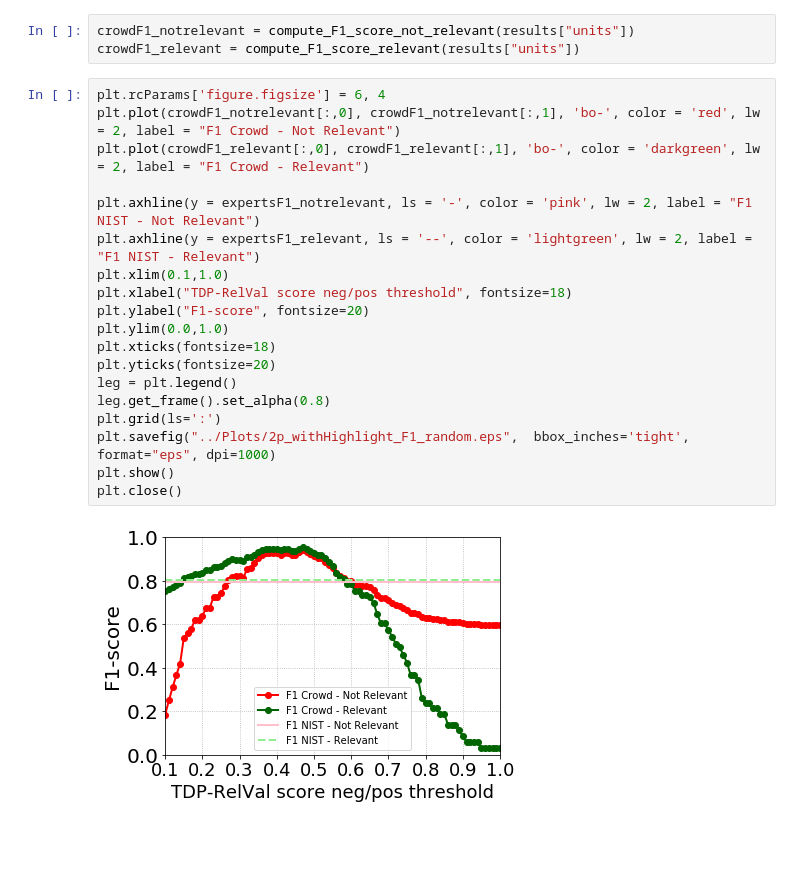
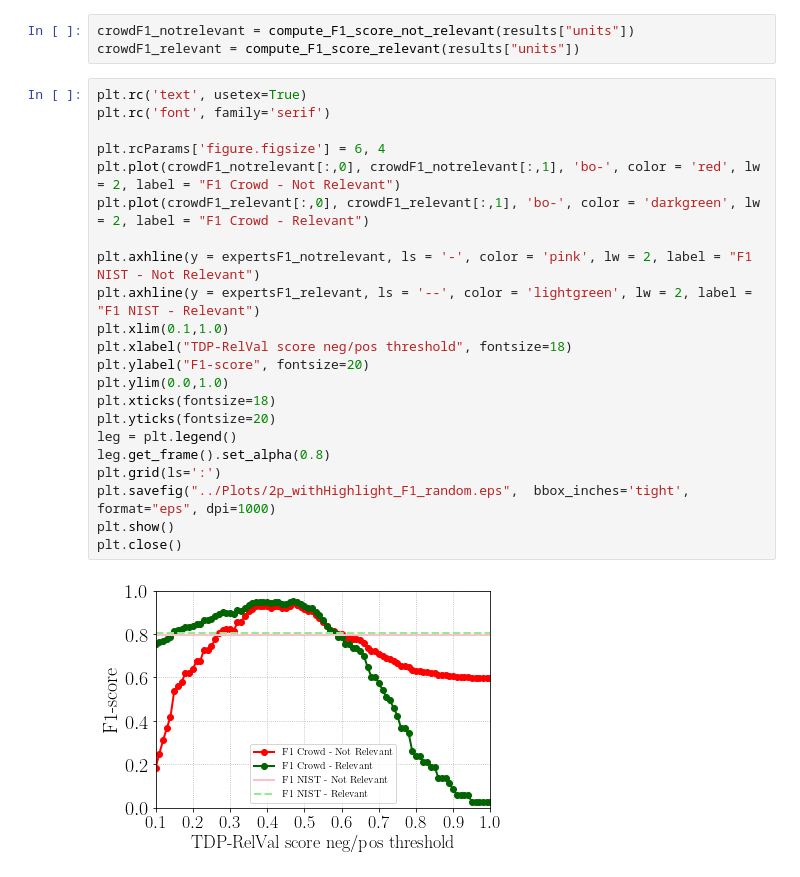
Before and after one commit to CrowdTruth/NYT-Crowdsourcing-Topical-Relevance, a Jupyter notebook: notebooks/Pilot 2P-RndPar-High.ipynb, the cells around one changed output. Saved outputs shown, nothing was run; the diff lists cells and outputs as text; blank space fills up the shorter version.

```diff
--- a/notebooks/Pilot 2P-RndPar-High.ipynb
+++ b/notebooks/Pilot 2P-RndPar-High.ipynb
@@ -269,23 +269,26 @@ expertsF1_relevant = 0.803278688525
 crowdF1_notrelevant = compute_F1_score_not_relevant(results["units"])
 crowdF1_relevant = compute_F1_score_relevant(results["units"])
 # %%
+plt.rc('text', usetex=True)
+plt.rc('font', family='serif')
+
 plt.rcParams['figure.figsize'] = 6, 4
 plt.plot(crowdF1_notrelevant[:,0], crowdF1_notrelevant[:,1], 'bo-', color = 'red', lw = 2, label = "F1 Crowd - Not Relevant")
 plt.plot(crowdF1_relevant[:,0], crowdF1_relevant[:,1], 'bo-', color = 'darkgreen', lw = 2, label = "F1 Crowd - Relevant")
 
 plt.axhline(y = expertsF1_notrelevant, ls = '-', color = 'pink', lw = 2, label = "F1 NIST - Not Relevant")
 plt.axhline(y = expertsF1_relevant, ls = '--', color = 'lightgreen', lw = 2, label = "F1 NIST - Relevant")
 plt.xlim(0.1,1.0)
 plt.xlabel("TDP-RelVal score neg/pos threshold", fontsize=18)
 plt.ylabel("F1-score", fontsize=20)
 plt.ylim(0.0,1.0)
 plt.xticks(fontsize=18)
 plt.yticks(fontsize=20)
 leg = plt.legend()
 leg.get_frame().set_alpha(0.8)
 plt.grid(ls=':')
 plt.savefig("../Plots/2p_withHighlight_F1_random.eps",  bbox_inches='tight', format="eps", dpi=1000)
 plt.show()
 plt.close()
 # %% [output]
-[figure, old version]
+[figure, new version]
```
Also changed, not shown: 45 other files.
